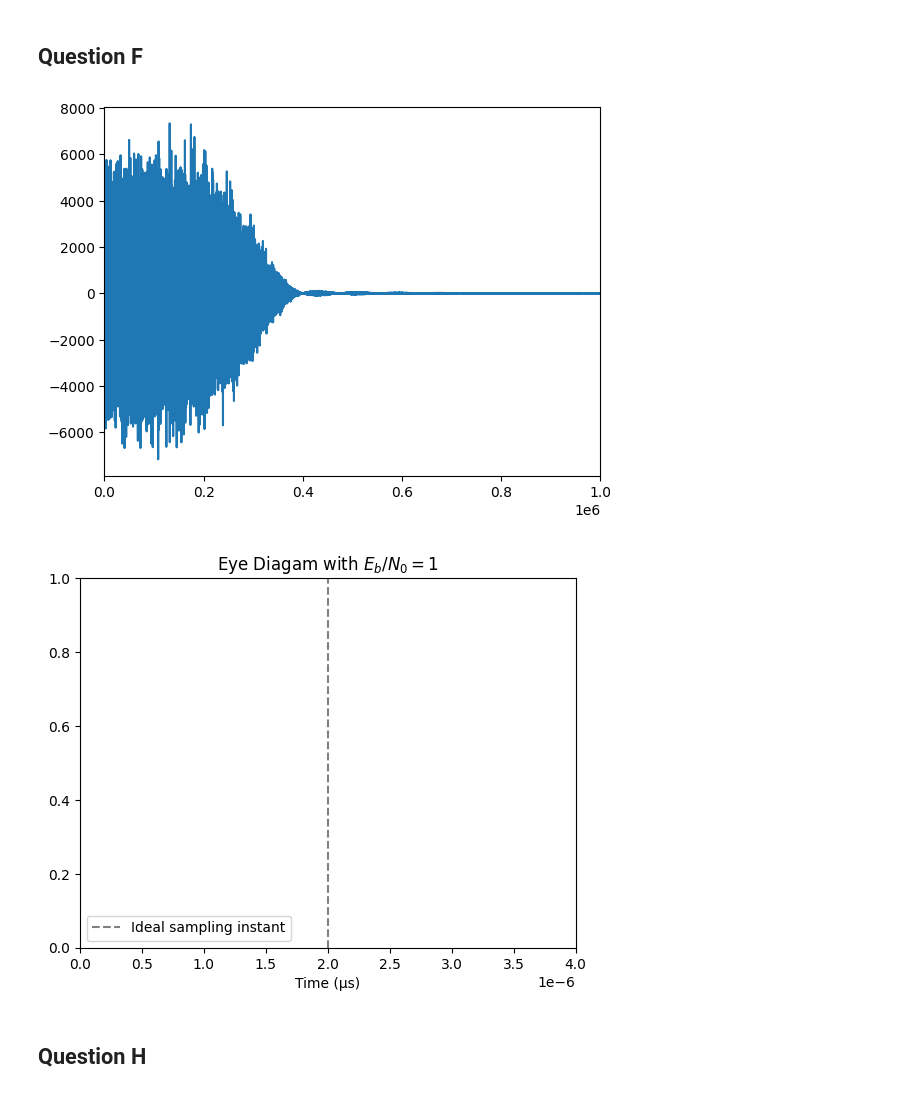
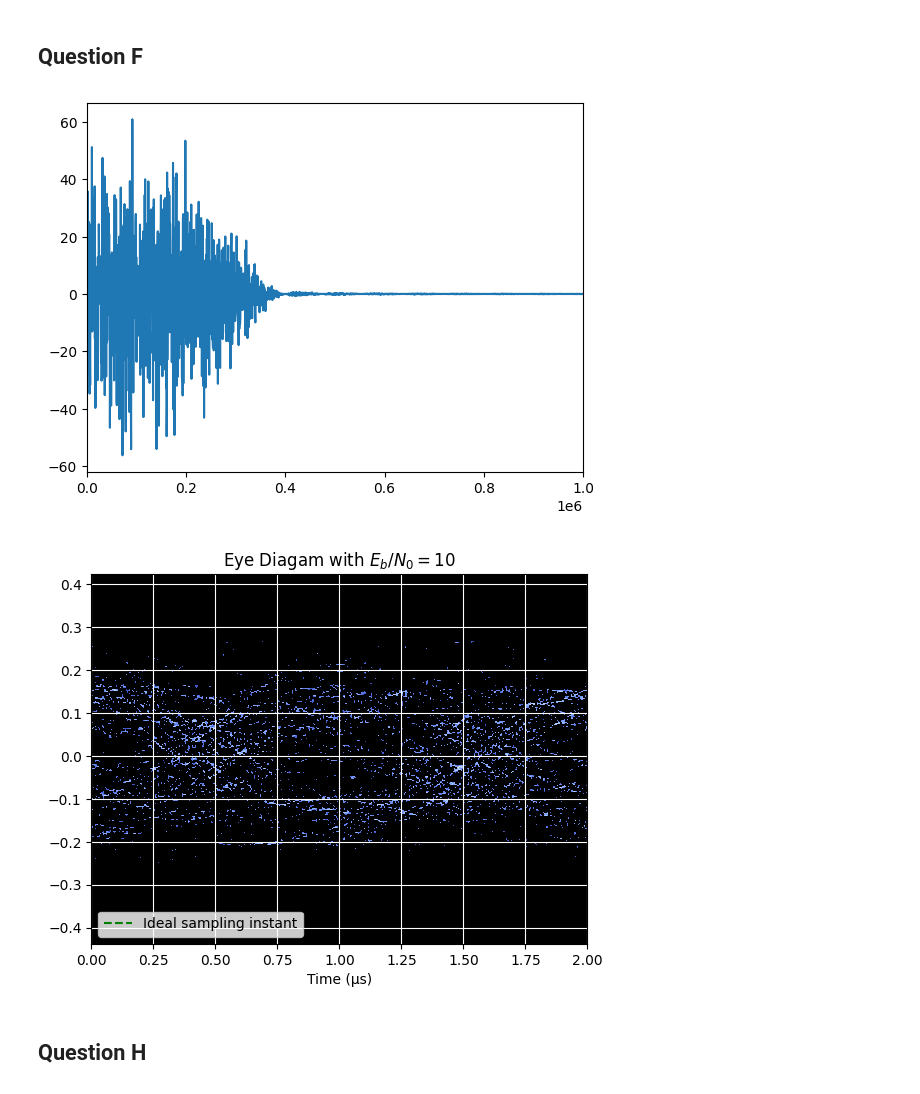
Before and after one commit to llamington/ENEL422-Lab, a Jupyter notebook: ENEL422_Lab.ipynb, the cells around one changed output. Cells and saved outputs as stored; diff of their text form; code cells hidden in the pictures.

```diff
--- a/ENEL422_Lab.ipynb
+++ b/ENEL422_Lab.ipynb
@@ -10,16 +10,16 @@ from scipy.fft import fft, ifft, fftfreq
 from scipy.special import erfc
 from commpy.filters import rrcosfilter
 from commpy.utilities import upsample
+from eyediagram.mpl import eyediagram
+
 
 NUM_PAM_BITS = 1
-PAM_OFFSET = -2 ** (NUM_PAM_BITS - 1)
-PAM_GRAY_CODE_STRINGS = GrayCode(NUM_PAM_BITS).generate_gray()
 PAM_OUTPUT_LOWER = -1
 PAM_OUTPUT_UPPER = 1
 SYMBOL_RATE_S = 2e-6
 OVERSAMPLING_FACTOR = 8
 CHANNEL_CUTOFF_HZ = 500e3
-ENERGY_PER_BIT_TO_NOISE_POWER_SPECTRAL_DENSITY_DB = 1
+ENERGY_PER_BIT_TO_NOISE_POWER_SPECTRAL_DENSITY_DB = 10
 EXAMPLE_USER_DATA = np.array([1, 1, 1, 0, 0, 0, 0, 0, 0, 1, 0, 1, 1, 0])
 # %% [markdown]
 # Question D
@@ -122,6 +122,9 @@ class RaisedCosineFilter:
         self.symbol_period = symbol_period
         self.resolution = resolution
         self.impulse_time, self.impulse_response = rrcosfilter(window_length * self.resolution, roll_off_factor, symbol_period, resolution / symbol_period)
+        impulse_response_energy = np.sum(np.square(self.impulse_response))
+        self.impulse_response /= np.sqrt(impulse_response_energy)
+        print(np.sum(np.square(self.impulse_response)))
 
     def filter(
         self, input_signal: Iterable[float]
@@ -144,10 +147,8 @@ class RaisedCosineFilter:
         # Convolve the filtered signal with the time-reversed impulse response
         unfiltered_signal = np.convolve(filtered_signal, time_reversed_impulse_response, mode="same")
 
-        impulse_response_energy = np.sum(np.square(self.impulse_response))
-
         # Return the unfiltered signal
-        return unfiltered_signal / impulse_response_energy
+        return unfiltered_signal
 # %%
 pam_signal_encoder = PamModulator(PAM_OUTPUT_LOWER, PAM_OUTPUT_UPPER, NUM_PAM_BITS)
 
@@ -191,8 +194,7 @@ class BandLimitedChannel:
     def transmit_signal(self, signal: Iterable[float]) -> np.ndarray[float]:
         signal_spectrum = fft(signal)
         frequencies = fftfreq(len(signal), self.sample_spacing)
-        plt.plot(frequencies, signal_spectrum)
-        plt.xlim(0, 1e6)
+
         passband_mask = frequencies <= self.cutoff_frequency
 
         signal_spectrum_filtered = signal_spectrum.copy()
@@ -220,5 +223,5 @@ ax.legend();
 # %%
-eye_diagram_input_signal = np.random.randint(0, 2, 100_000)
+eye_diagram_input_signal = np.random.randint(0, 2, 1_000)
 pam_encoded_eye_diagram_signal = pam_signal_encoder.encode(eye_diagram_input_signal)
 time, eye_diagram_filtered_signal = raised_cosine_filter.filter(pam_encoded_eye_diagram_signal)
 
@@ -230,17 +233,11 @@ unfiltered_signal = raised_cosine_filter.unfilter(eye_diagram_band_limited_signa
 
 fig, ax = plt.subplots()
 
-time_us = time * 1e6
-symbol_rate_us = SYMBOL_RATE_S * 1e6
+eyediagram(unfiltered_signal, 2 * OVERSAMPLING_FACTOR, colorbar=False, aspect="auto", cmap=plt.cm.coolwarm)
 
-# for sampling_time_s in np.linspace(0, (len(pam_encoded_eye_diagram_signal)-1) * SYMBOL_RATE_S, len(pam_encoded_eye_diagram_signal)):
-#     sampling_time_us = sampling_time_s * 1e6
-#     sampling_index = np.abs(time - sampling_time_s).argmin()
-#     signal_amplitude_at_sampling_time = unfiltered_signal[sampling_index]
-#     ax.plot(time_us - sampling_time_us, unfiltered_signal, color="blue", alpha=0.1)
+ax.set_xticklabels(np.arange(-2, 2, 0.5))
 
-ax.axvline(symbol_rate_us, color="grey", linestyle='dashed', label="Ideal sampling instant")
-ax.set_xlim(0, 2 * symbol_rate_us)
+ax.axvline(1, color="green", linestyle='dashed', label="Ideal sampling instant")
 ax.set_title("Eye Diagam")
 ax.set_xlabel("Time (μs)")
 ax.legend(loc="lower left");
@@ -252,29 +249,31 @@ ax.legend(loc="lower left");
 # %%
 bit_energy_joules = pam_signal_encoder.compute_bit_energy()
 energy_per_bit_to_noise_power_spectral_density_watts = 10 ** (ENERGY_PER_BIT_TO_NOISE_POWER_SPECTRAL_DENSITY_DB / 10)
 noise_power_watts = 1 / (2 * energy_per_bit_to_noise_power_spectral_density_watts)
 
 band_limited_channel = BandLimitedChannel(CHANNEL_CUTOFF_HZ, SYMBOL_RATE_S/OVERSAMPLING_FACTOR, noise_power_watts)
 
 eye_diagram_band_limited_signal = band_limited_channel.transmit_signal(eye_diagram_filtered_signal)
 
 unfiltered_signal = raised_cosine_filter.unfilter(eye_diagram_band_limited_signal)
 
 fig, ax = plt.subplots()
 
+eyediagram(unfiltered_signal, 2 * OVERSAMPLING_FACTOR, colorbar=False, aspect="auto", cmap=plt.cm.coolwarm)
+
 # for sampling_time in np.linspace(0, (len(pam_encoded_eye_diagram_signal)-1) * SYMBOL_RATE_S, len(pam_encoded_eye_diagram_signal)):
 #     sampling_index = np.abs(time - sampling_time_s).argmin()
 #     signal_amplitude_at_sampling_time = unfiltered_signal[sampling_index]
 #     ax.plot(time - sampling_time, unfiltered_signal, color="blue", alpha=0.1)
 
-ax.set_xlim(0, 2 * SYMBOL_RATE_S)
-ax.axvline(SYMBOL_RATE_S, color="grey", linestyle='dashed', label="Ideal sampling instant")
+# ax.set_xlim(0, 2 * SYMBOL_RATE_S)
+ax.axvline(0, color="green", linestyle='dashed', label="Ideal sampling instant")
 ax.set_title(f"Eye Diagam with $E_b/N_0 = {ENERGY_PER_BIT_TO_NOISE_POWER_SPECTRAL_DENSITY_DB}$")
 ax.set_xlabel("Time (μs)")
 ax.legend(loc="lower left");
 # %% [output]
-[figure, old version]
+[figure, new version]
-[figure, old version]
+[figure, new version]
 # %% [markdown]
 ## Question H
 # %%
```
Also changed, not shown: parts of 4 cells of this notebook, 1 other file.
